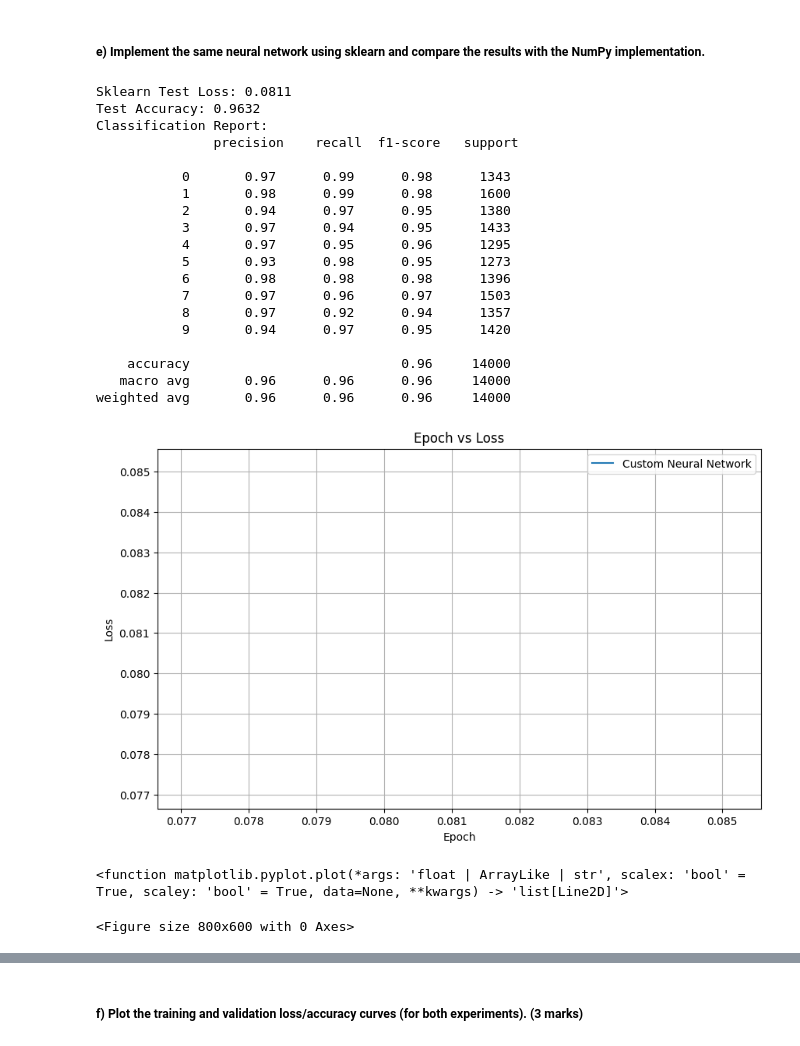
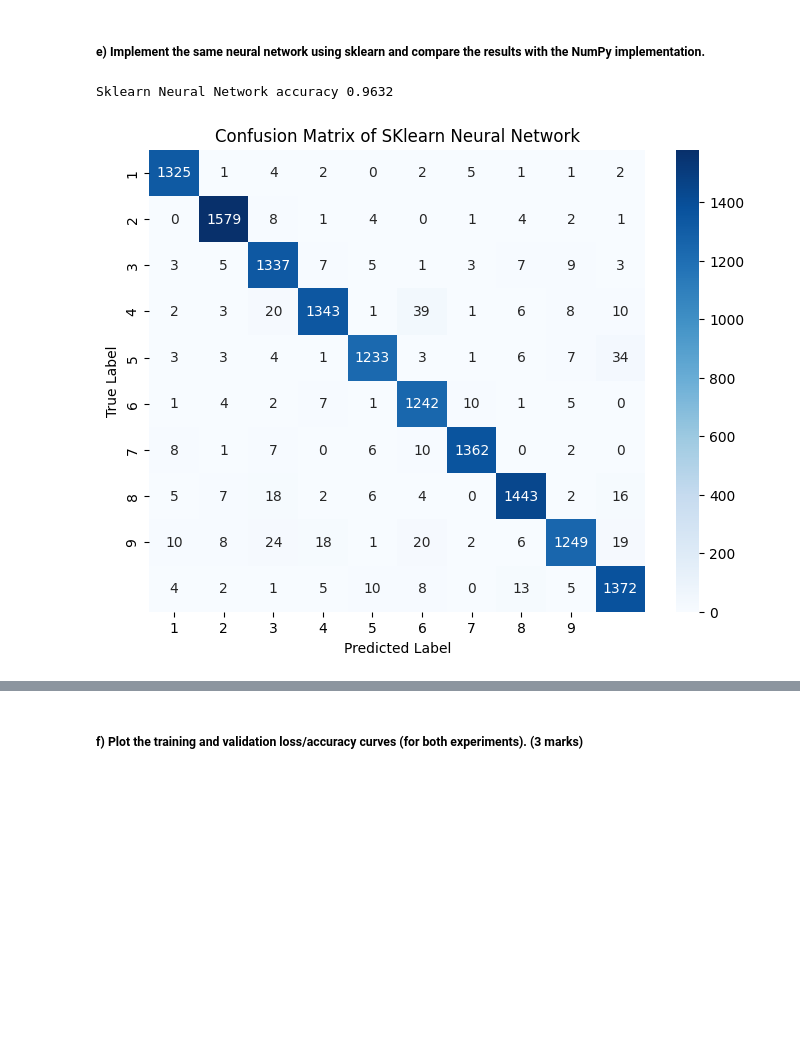
Before and after one commit to fastasturtlee/EDA, a Jupyter notebook: g24ait2004_g24ait2212_A2.ipynb, the cells around one changed output, grey strips where cells are left out. Cells and saved outputs as stored; diff of their text form; code cells hidden in the pictures; blank space fills up the shorter version.

```diff
--- a/g24ait2004_g24ait2212_A2.ipynb
+++ b/g24ait2004_g24ait2212_A2.ipynb
@@ -579,52 +609,29 @@ Test Accuracy: 0.9560
 ##### e) Implement the same neural network using sklearn and compare the results with the NumPy implementation.
-# %%
-classifier = MLPClassifier(hidden_layer_sizes=(100,), max_iter=100, random_state=42)
-sklearn_model = classifier.fit(pca_digit_train_data, digit_train_target_data.astype(int))
-predictions = classifier.predict(pca_digit_test_data)
-sklearn_accuracy = accuracy_score(digit_test_target_data.astype(int), predictions)
-sklearn_loss = classifier.loss_
-print(f"Sklearn Test Loss: {sklearn_loss:.4f}")
-print(f"Test Accuracy: {sklearn_accuracy:.4f}")
-
-sklearn_report = classification_report(digit_test_target_data.astype(int), predictions, target_names=[str(i) for i in range(10)])
-
-print("Classification Report:\n", sklearn_report)
-
-sklearn_model.loss_
-#plot training and validation epoch vs loss
-plt.figure(figsize=(10, 6))
-plt.plot(sklearn_model.loss_, classifier.loss_, label='Custom Neural Network')
-#plt.plot(range(1, 101), classifier.loss_curve_, label='Sklearn MLPClassifier')
-plt.title('Epoch vs Loss')
-plt.xlabel('Epoch')
-plt.ylabel('Loss')
-plt.legend()
-plt.grid()
-plt.show()
-# %% [output]
-Sklearn Test Loss: 0.0811
-Test Accuracy: 0.9632
-Classification Report:
-               precision    recall  f1-score   support
-
-           0       0.97      0.99      0.98      1343
-           1       0.98      0.99      0.98      1600
-           2       0.94      0.97      0.95      1380
-           3       0.97      0.94      0.95      1433
-           4       0.97      0.95      0.96      1295
-           5       0.93      0.98      0.95      1273
-           6       0.98      0.98      0.98      1396
-           7       0.97      0.96      0.97      1503
-           8       0.97      0.92      0.94      1357
-           9       0.94      0.97      0.95      1420
-
-    accuracy                           0.96     14000
-   macro avg       0.96      0.96      0.96     14000
-weighted avg       0.96      0.96      0.96     14000
-[figure, removed]
-# %%
-plt.figure(figsize=(8, 6))
-plt.plot
-# %% [output]
-<function matplotlib.pyplot.plot(*args: 'float | ArrayLike | str', scalex: 'bool' = True, scaley: 'bool' = True, data=None, **kwargs) -> 'list[Line2D]'>
-<Figure size 800x600 with 0 Axes>
+# %%
+classifier = MLPClassifier(hidden_layer_sizes=(100,), max_iter=100, random_state=42)
+sklearn_model = classifier.fit(pca_digit_train_data, digit_train_target_data.astype(int))
+
+
+sklearn_predictions = classifier.predict(pca_digit_test_data)
+sklearn_accuracy = accuracy_score(digit_test_target_data.astype(int), predictions)
+sklearn_loss = classifier.loss_curve_
+# %%
+print(f"Sklearn Neural Network accuracy {sklearn_accuracy:.4f}")
+# %% [output]
+Sklearn Neural Network accuracy 0.9632
+# %%
+sklearn_report = classification_report(digit_test_target_data.astype(int), sklearn_predictions, output_dict=True,target_names=[str(i) for i in range(10)])
+
+sklearn_conf_matrix = confusion_matrix(digit_test_target_data.values.astype('int'),sklearn_predictions)
+# %%
+plt.figure(figsize=(8, 6))
+heatmap(sklearn_conf_matrix, annot=True, fmt='d', cmap='Blues',
+            xticklabels=numbers,
+            yticklabels= numbers)
+
+plt.title("Confusion Matrix of SKlearn Neural Network")
+plt.xlabel("Predicted Label")
+plt.ylabel("True Label")
+plt.show()
+# %% [output]
+[figure, added]
```
Also changed, not shown: parts of 23 cells of this notebook.
